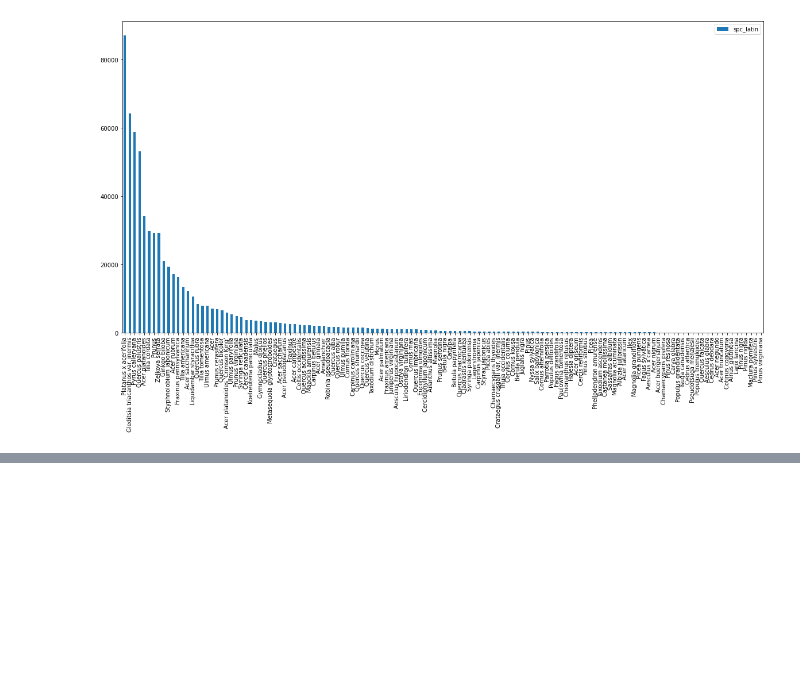
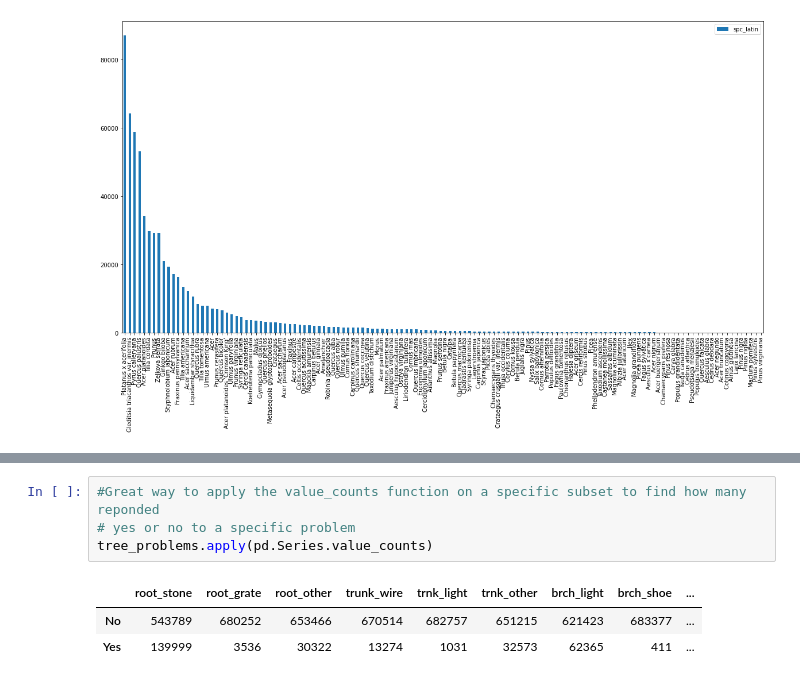
Before and after one commit to NAITSAIDI/Data_science_projects, a Jupyter notebook: 2015 Street Tree Census.ipynb, the cells around one changed output, grey strips where cells are left out. Cells and saved outputs as stored; diff of their text form; blank space fills up the shorter version.

```diff
--- a/2015 Street Tree Census.ipynb
+++ b/2015 Street Tree Census.ipynb
@@ -168,0 +163,8 @@ NameError: name 'Yes' is not defined
+# %%
+#Great way to apply the value_counts function on a specific subset to find how many reponded
+# yes or no to a specific problem
+tree_problems.apply(pd.Series.value_counts)
+# %% [output]
+|  | root_stone | root_grate | root_other | trunk_wire | trnk_light | trnk_other | brch_light | brch_shoe | ... |
+| No | 543789 | 680252 | 653466 | 670514 | 682757 | 651215 | 621423 | 683377 | ... |
+| Yes | 139999 | 3536 | 30322 | 13274 | 1031 | 32573 | 62365 | 411 | ... |
```
Also changed, not shown: parts of 5 cells of this notebook.
